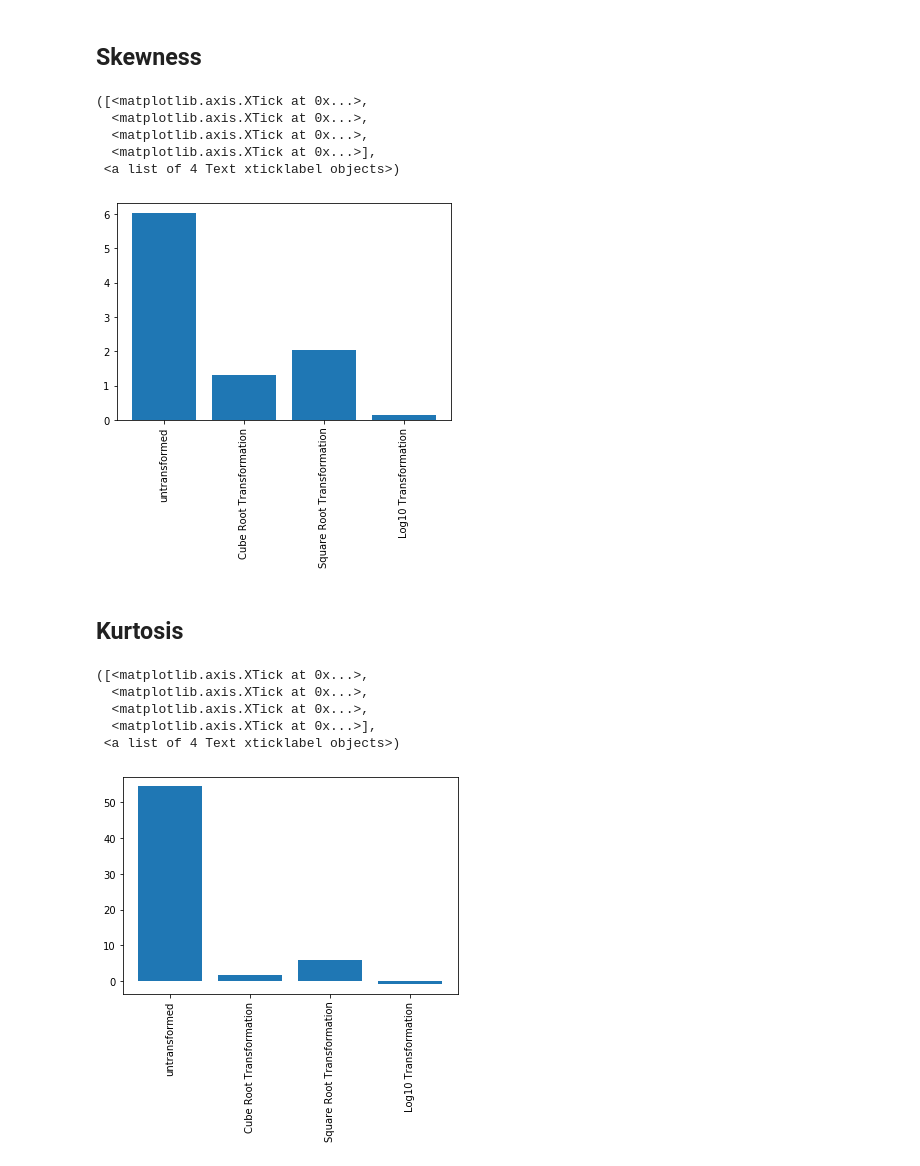
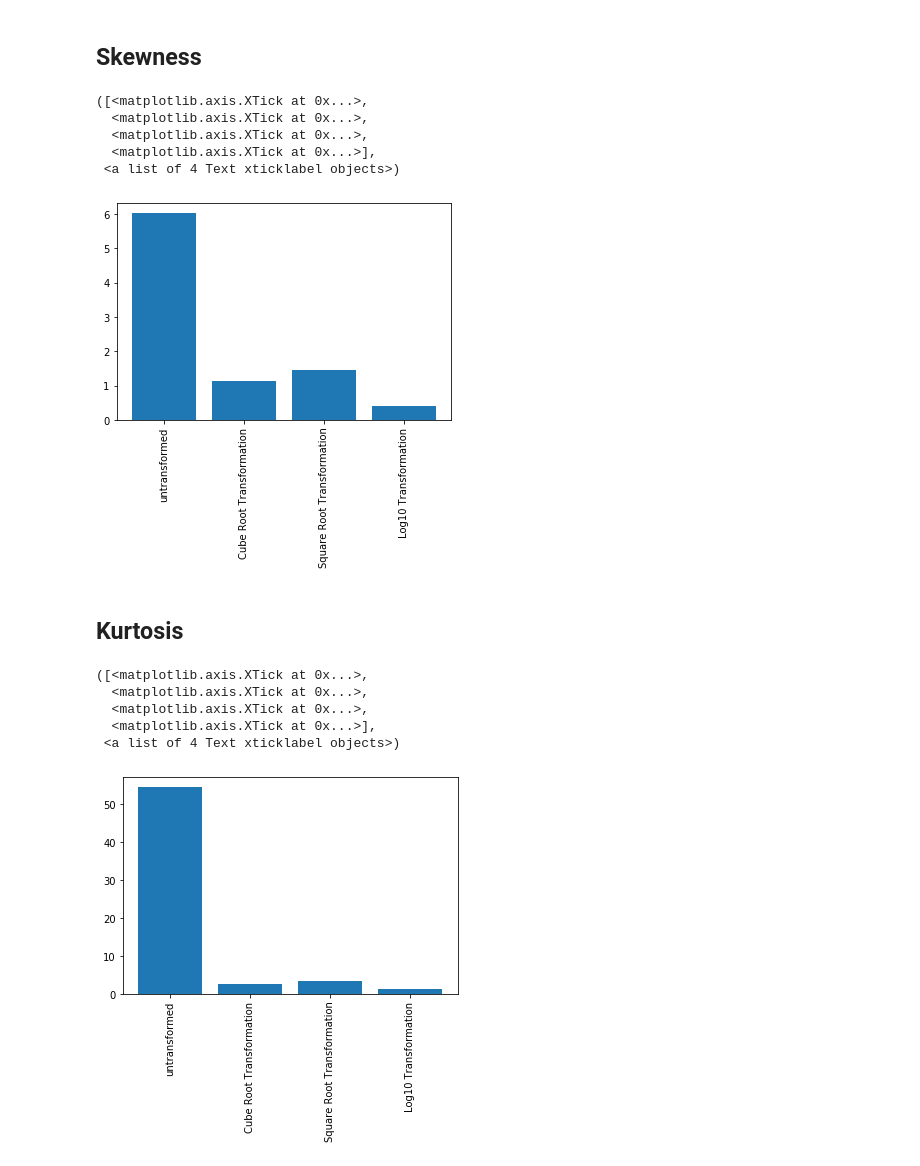
Before and after one commit to hpi-sam/rl-4-self-repair, a Jupyter notebook: data_analysis/data_transformation_analysis.ipynb, the cells around one changed output. Cells and saved outputs as stored; diff of their text form; code cells hidden in the pictures.

```diff
--- a/data_analysis/data_transformation_analysis.ipynb
+++ b/data_analysis/data_transformation_analysis.ipynb
@@ -19,0 +1,12 @@ data = pd.concat(frames, sort=False)[['Optimal_Affected_Component', 'Optimal_Fai
+# %%
+import pandas as pd
+import numpy as np
+import matplotlib.pyplot as plt
+from scipy.stats import entropy
+
+import sys
+sys.path.append("..")
+from envs.data_handler import DataHandler
+
+dh = DataHandler()
+dh.data.head()
@@ -21,12 +21,12 @@ data = pd.concat(frames, sort=False)[['Optimal_Affected_Component', 'Optimal_Fai
 # Data Transformation
 # %%
 # Cube Root Transformationn
-data_cube = data.apply(lambda x: np.power(x, (1/3)) if x.name == 'Optimal_Utility_Increase' else x)
+data_cube = dh.data.apply(lambda x: np.power(x, (1/3)) if x.name == 'cube' else x)
 # Square Root Transformation
-data_sqt = data.apply(lambda x: np.sqrt(x) if x.name == 'Optimal_Utility_Increase' else x)
+data_sqt = dh.data.apply(lambda x: np.sqrt(x) if x.name == 'sqt' else x)
 # Log10 Transformation
 np.seterr(divide = 'ignore')
-data_log10 = data.apply(lambda x: np.log10(x) if x.name == 'Optimal_Utility_Increase' else x).replace([np.inf, -np.inf], 0)
+data_log10 = dh.data.apply(lambda x: np.log10(x) if x.name == 'log10' else x).replace([np.inf, -np.inf], 0)
 # %%
 # analyzing historgams
 fig = plt.figure()
@@ -51,10 +51,10 @@ plt.show()
 # %% [markdown]
 ## Skewness
 # %%
-un_skew = data['Optimal_Utility_Increase'].skew()
-cub_skew = data_cube['Optimal_Utility_Increase'].skew()
-sqt_skw = data_sqt['Optimal_Utility_Increase'].skew()
-log_skw = data_log10['Optimal_Utility_Increase'].skew()
+un_skew = dh.data['untransformed'].skew()
+cub_skew = data_cube['cube'].skew()
+sqt_skw = data_sqt['sqt'].skew()
+log_skw = data_log10['log10'].skew()
 
 labels = ['untransformed', 'Cube Root Transformation', 'Square Root Transformation', 'Log10 Transformation']
 xticks = range(len(labels))
@@ -67,24 +67,24 @@ plt.xticks(xticks, labels, rotation='vertical')
   <matplotlib.axis.XTick at 0x...>,
   <matplotlib.axis.XTick at 0x...>],
  <a list of 4 Text xticklabel objects>)
-[figure, old version]
+[figure, new version]
 # %% [markdown]
 ## Kurtosis
 # %%
-un_krt = data['Optimal_Utility_Increase'].kurtosis()
-cub_krt = data_cube['Optimal_Utility_Increase'].kurtosis()
-sqt_krt = data_sqt['Optimal_Utility_Increase'].kurtosis()
-log_krt = data_log10['Optimal_Utility_Increase'].kurtosis()
+un_krt = dh.data['untransformed'].kurtosis()
+cub_krt = data_cube['cube'].kurtosis()
+sqt_krt = data_sqt['sqt'].kurtosis()
+log_krt = data_log10['log10'].kurtosis()
 
 labels = ['untransformed', 'Cube Root Transformation', 'Square Root Transformation', 'Log10 Transformation']
 xticks = range(len(labels))
 
 plt.bar(xticks, [un_krt, cub_krt, sqt_krt, log_krt])
 plt.xticks(xticks, labels, rotation='vertical')
 # %% [output]
 ([<matplotlib.axis.XTick at 0x...>,
   <matplotlib.axis.XTick at 0x...>,
   <matplotlib.axis.XTick at 0x...>,
   <matplotlib.axis.XTick at 0x...>],
  <a list of 4 Text xticklabel objects>)
-[figure, old version]
+[figure, new version]
```
Also changed, not shown: parts of 6 cells of this notebook, 6 other files.
